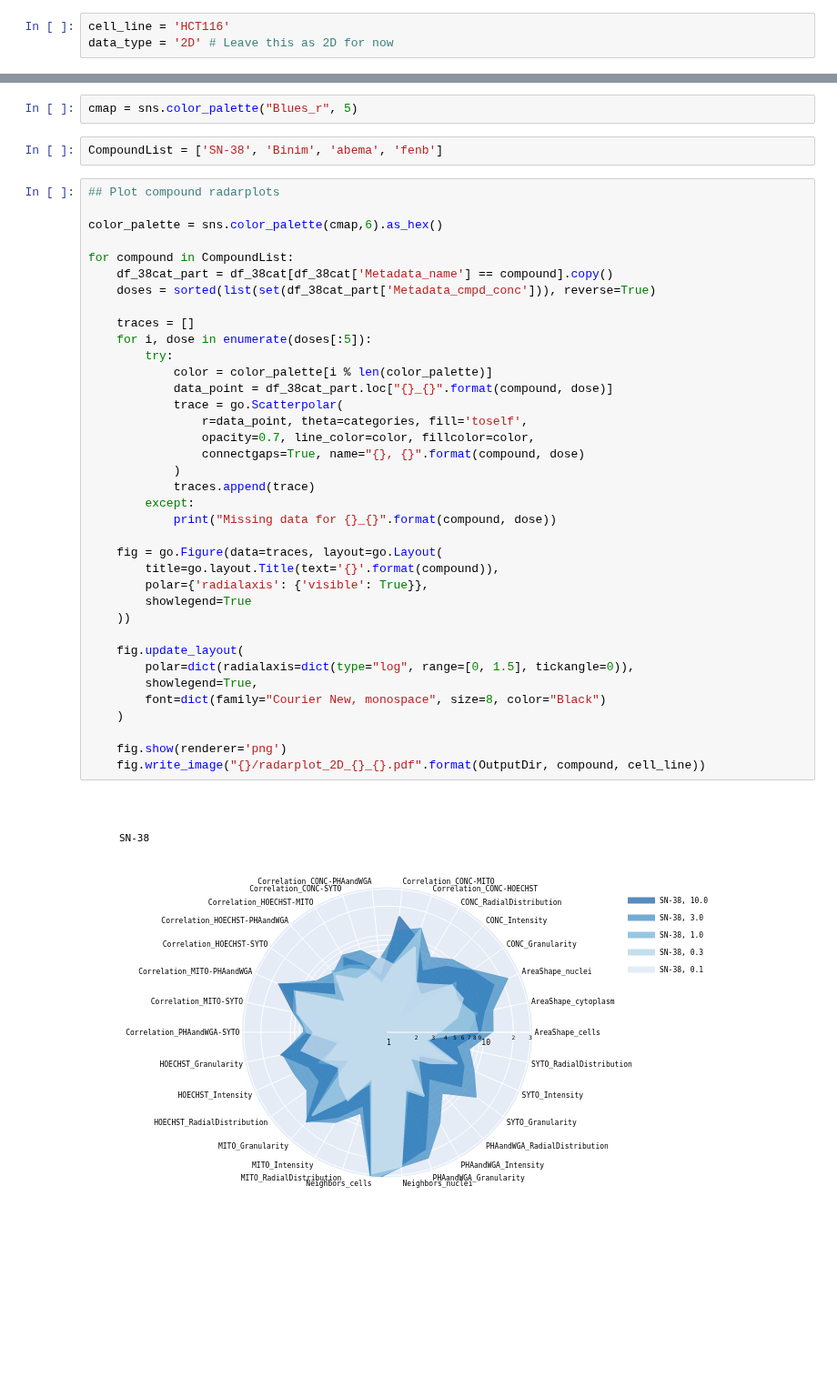
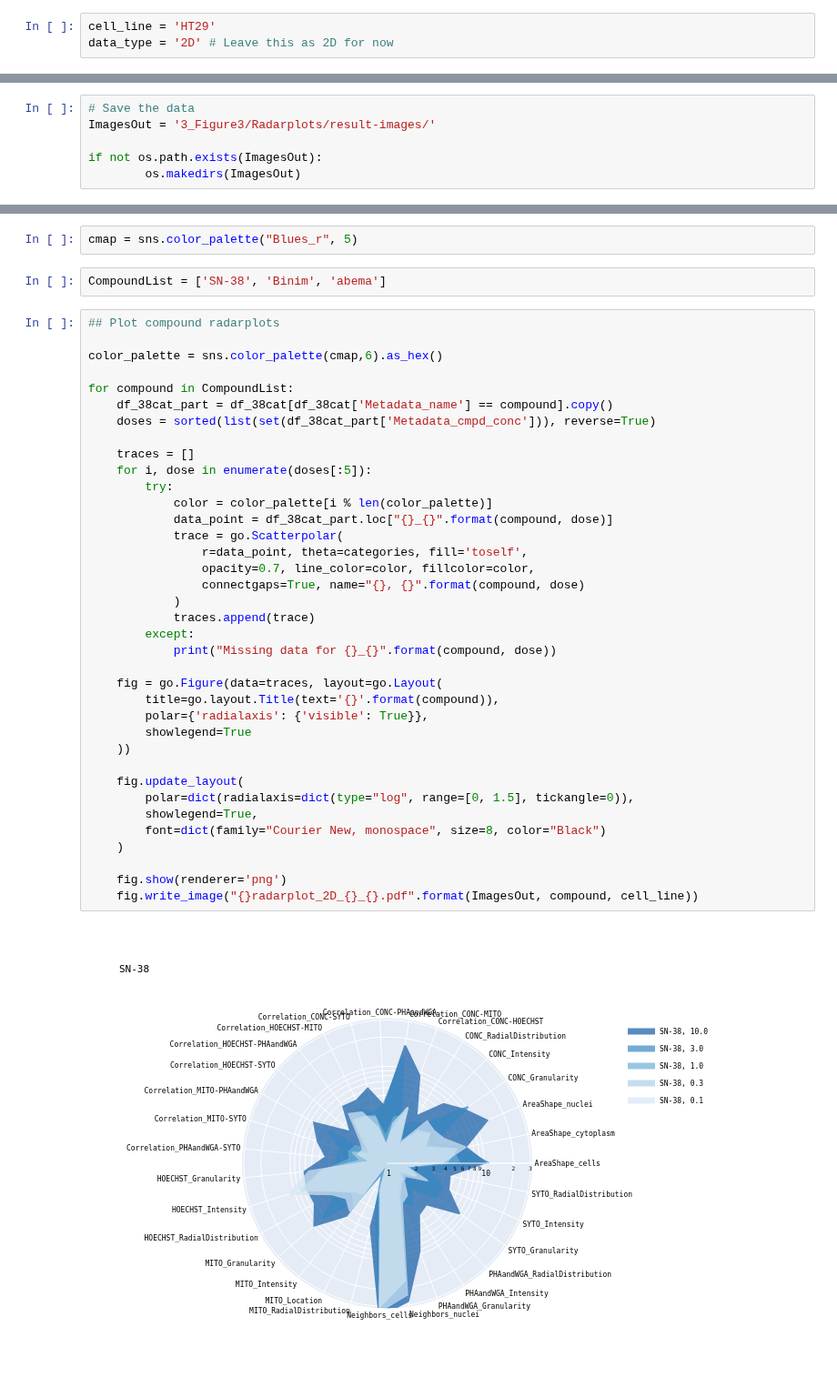
Before and after one commit to pharmbio/colopaint3D, a Jupyter notebook: spher_colo52_v1/3_Figure3/Radarplots/Radarplots_2D.ipynb, the cells around one changed output, grey strips where cells are left out. Shown at 91% size. Cells and saved outputs as stored; diff of their text form; blank space fills up the shorter version.

Commit message:
export figures

```diff
--- a/spher_colo52_v1/3_Figure3/Radarplots/Radarplots_2D.ipynb
+++ b/spher_colo52_v1/3_Figure3/Radarplots/Radarplots_2D.ipynb
@@ -25,7 +25,7 @@ plt.rcParams['ps.fonttype'] = 42
 dpi = 300
 figformat = 'pdf'
 # %%
-cell_line = 'HCT116'
+cell_line = 'HT29'
 data_type = '2D' # Leave this as 2D for now
 # %%
 # Load the data
@@ -36,3 +34,9 @@ OutputDir = '3_Figure3/Radarplots/result-images'
+# %%
+# Save the data
+ImagesOut = '3_Figure3/Radarplots/result-images/'
+
+if not os.path.exists(ImagesOut):
+        os.makedirs(ImagesOut)
 # %%
 ## Prepare the metadata for the grit calculation
 dataset_aggregated = data.copy()
@@ -127,7 +131,7 @@ df_38cat['Metadata_cmpd_conc'] = df_38cat.index.str.split('_').str[1].astype(flo
 # %%
 cmap = sns.color_palette("Blues_r", 5)
 # %%
-CompoundList = ['SN-38', 'Binim', 'abema', 'fenb']
+CompoundList = ['SN-38', 'Binim', 'abema']
 # %%
 ## Plot compound radarplots
 
@@ -138,32 +142,32 @@ for compound in CompoundList:
     doses = sorted(list(set(df_38cat_part['Metadata_cmpd_conc'])), reverse=True)
 
     traces = []
     for i, dose in enumerate(doses[:5]):
         try:
             color = color_palette[i % len(color_palette)]
             data_point = df_38cat_part.loc["{}_{}".format(compound, dose)]
             trace = go.Scatterpolar(
                 r=data_point, theta=categories, fill='toself',
                 opacity=0.7, line_color=color, fillcolor=color,
                 connectgaps=True, name="{}, {}".format(compound, dose)
             )
             traces.append(trace)
         except:
             print("Missing data for {}_{}".format(compound, dose))
 
     fig = go.Figure(data=traces, layout=go.Layout(
         title=go.layout.Title(text='{}'.format(compound)),
         polar={'radialaxis': {'visible': True}},
         showlegend=True
     ))
 
     fig.update_layout(
         polar=dict(radialaxis=dict(type="log", range=[0, 1.5], tickangle=0)),
         showlegend=True,
         font=dict(family="Courier New, monospace", size=8, color="Black")
     )
 
     fig.show(renderer='png')
-    fig.write_image("{}/radarplot_2D_{}_{}.pdf".format(OutputDir, compound, cell_line))
+    fig.write_image("{}radarplot_2D_{}_{}.pdf".format(ImagesOut, compound, cell_line))
 # %% [output]
-[figure, old version]
+[figure, new version]
```
Also changed, not shown: parts of 3 cells of this notebook, 12 other files.
